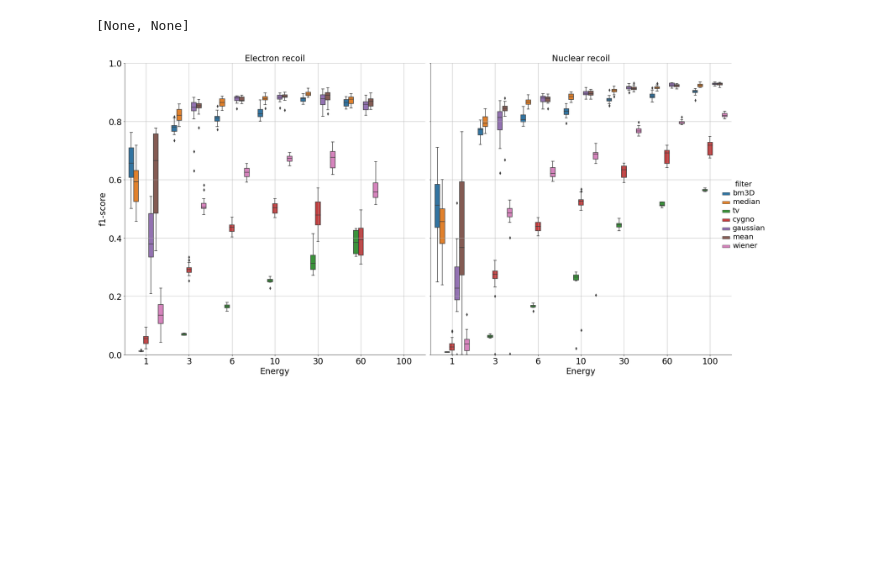
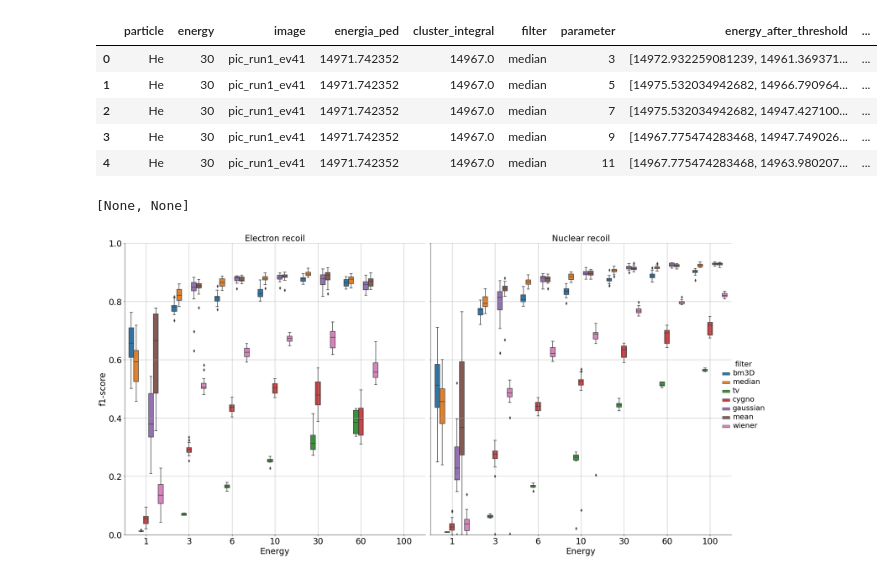
Before and after one commit to Gui1402/filtering_cygnus, a Jupyter notebook: notebooks/bug_energy.ipynb, the cells around one changed output. Saved outputs shown, nothing was run; the diff lists cells and outputs as text; code cells hidden in the pictures; blank space fills up the shorter version.

```diff
--- a/notebooks/bug_energy.ipynb
+++ b/notebooks/bug_energy.ipynb
@@ -35,6 +39,15 @@ for file in files:
 result_table = pd.concat(result_table)
 # %%
 result_table =  dataframe_column_adj(result_table)
+# %%
+result_table.head()
+# %% [output]
+|  | particle | energy | image | energia_ped | cluster_integral | filter | parameter | energy_after_threshold | ... |
+| 0 | He | 30 | pic_run1_ev41 | 14971.742352 | 14967.0 | median | 3 | [14972.932259081239, 14961.369371... | ... |
+| 1 | He | 30 | pic_run1_ev41 | 14971.742352 | 14967.0 | median | 5 | [14975.532034942682, 14966.790964... | ... |
+| 2 | He | 30 | pic_run1_ev41 | 14971.742352 | 14967.0 | median | 7 | [14975.532034942682, 14947.427100... | ... |
+| 3 | He | 30 | pic_run1_ev41 | 14971.742352 | 14967.0 | median | 9 | [14967.775474283468, 14947.749026... | ... |
+| 4 | He | 30 | pic_run1_ev41 | 14971.742352 | 14967.0 | median | 11 | [14967.775474283468, 14963.980207... | ... |
 # %%
 best_filters = result_table.groupby(['particle', 'energy', 'image', 'filter']).agg({'f1':'max'}).reset_index()
 # %%
```
Also changed, not shown: parts of 11 cells of this notebook, 32 other files.
